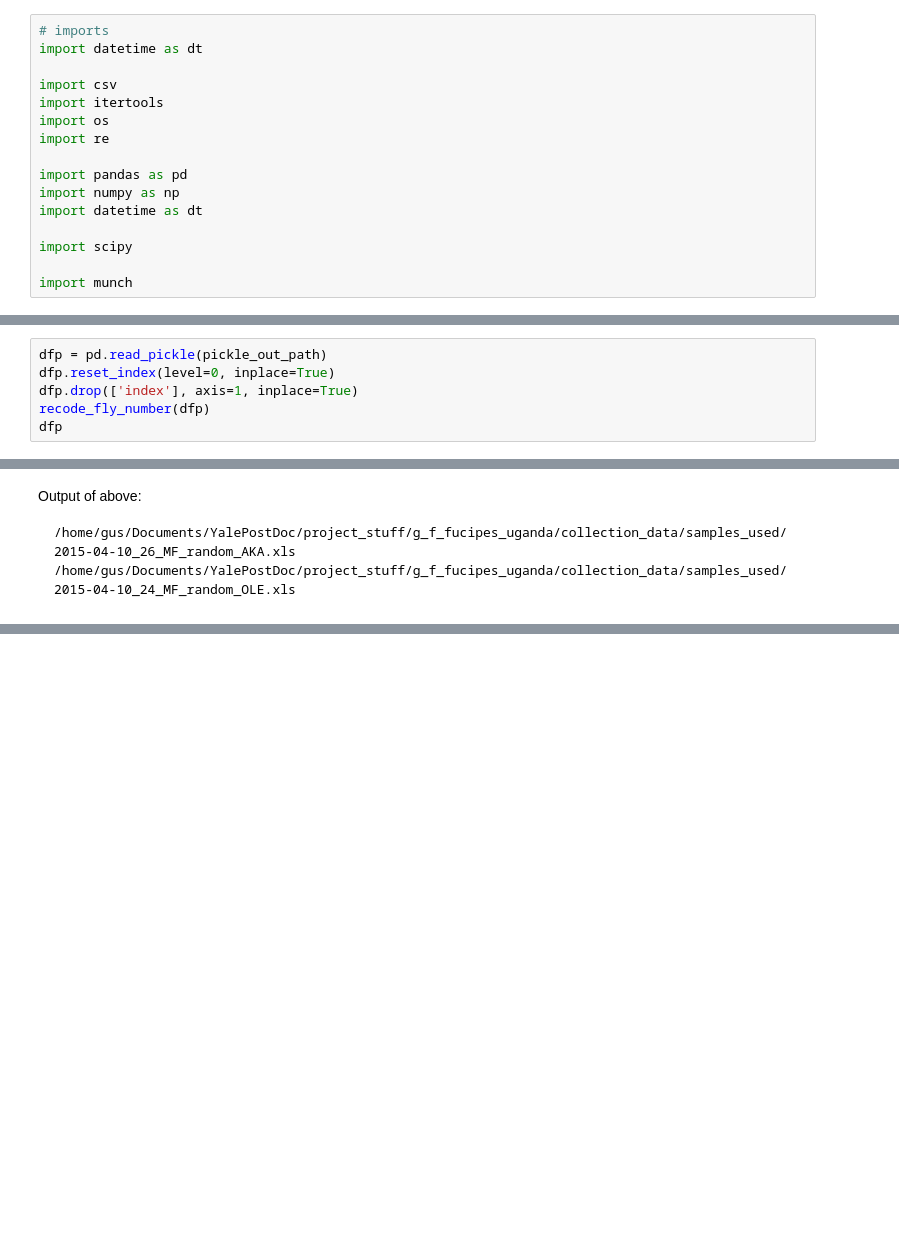
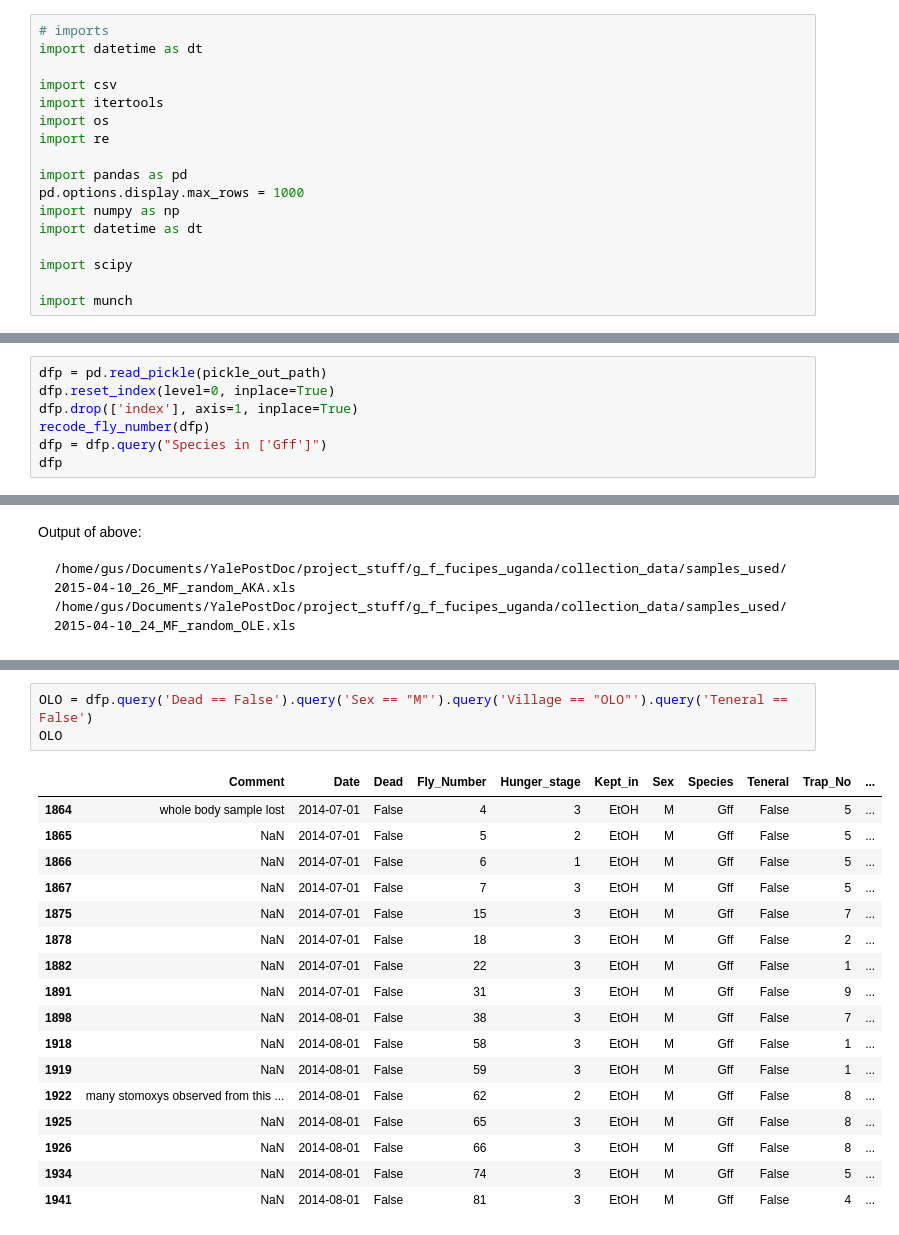
Before and after one commit to xguse/ipy_notebooks, a Jupyter notebook: YALE/g_f_fuscipes_general/2015-03-18_g_f_fuscipes_pandas_database.ipynb, the cells around one changed output, grey strips where cells are left out. Saved outputs shown, nothing was run; the diff lists cells and outputs as text; blank space fills up the shorter version.

```diff
--- a/YALE/g_f_fuscipes_general/2015-03-18_g_f_fuscipes_pandas_database.ipynb
+++ b/YALE/g_f_fuscipes_general/2015-03-18_g_f_fuscipes_pandas_database.ipynb
@@ -22,6 +22,7 @@ import os
 import re
 
 import pandas as pd
+pd.options.display.max_rows = 1000
 import numpy as np
 import datetime as dt
 
@@ -357,6 +353,7 @@ dfp = pd.read_pickle(pickle_out_path)
 dfp.reset_index(level=0, inplace=True)
 dfp.drop(['index'], axis=1, inplace=True)
 recode_fly_number(dfp)
+dfp = dfp.query("Species in ['Gff']")
 dfp
 # %% [output]
 |  | Comment | Date | Dead | Fly_Number | Hunger_stage | Kept_in | Sex | Species | Teneral | Trap_No | ... |
@@ -760,0 +917,21 @@ Output of above:
+# %%
+OLO = dfp.query('Dead == False').query('Sex == "M"').query('Village == "OLO"').query('Teneral == False')
+OLO
+# %% [output]
+|  | Comment | Date | Dead | Fly_Number | Hunger_stage | Kept_in | Sex | Species | Teneral | Trap_No | ... |
+| 1864 | whole body sample lost | 2014-07-01 | False | 4 | 3 | EtOH | M | Gff | False | 5 | ... |
+| 1865 | NaN | 2014-07-01 | False | 5 | 2 | EtOH | M | Gff | False | 5 | ... |
+| 1866 | NaN | 2014-07-01 | False | 6 | 1 | EtOH | M | Gff | False | 5 | ... |
+| 1867 | NaN | 2014-07-01 | False | 7 | 3 | EtOH | M | Gff | False | 5 | ... |
+| 1875 | NaN | 2014-07-01 | False | 15 | 3 | EtOH | M | Gff | False | 7 | ... |
+| 1878 | NaN | 2014-07-01 | False | 18 | 3 | EtOH | M | Gff | False | 2 | ... |
+| 1882 | NaN | 2014-07-01 | False | 22 | 3 | EtOH | M | Gff | False | 1 | ... |
+| 1891 | NaN | 2014-07-01 | False | 31 | 3 | EtOH | M | Gff | False | 9 | ... |
+| 1898 | NaN | 2014-08-01 | False | 38 | 3 | EtOH | M | Gff | False | 7 | ... |
+| 1918 | NaN | 2014-08-01 | False | 58 | 3 | EtOH | M | Gff | False | 1 | ... |
+| 1919 | NaN | 2014-08-01 | False | 59 | 3 | EtOH | M | Gff | False | 1 | ... |
+| 1922 | many stomoxys observed from this ... | 2014-08-01 | False | 62 | 2 | EtOH | M | Gff | False | 8 | ... |
+| 1925 | NaN | 2014-08-01 | False | 65 | 3 | EtOH | M | Gff | False | 8 | ... |
+| 1926 | NaN | 2014-08-01 | False | 66 | 3 | EtOH | M | Gff | False | 8 | ... |
+| 1934 | NaN | 2014-08-01 | False | 74 | 3 | EtOH | M | Gff | False | 5 | ... |
+| 1941 | NaN | 2014-08-01 | False | 81 | 3 | EtOH | M | Gff | False | 4 | ... |
```
Also changed, not shown: parts of 16 cells of this notebook, 4 other files.
